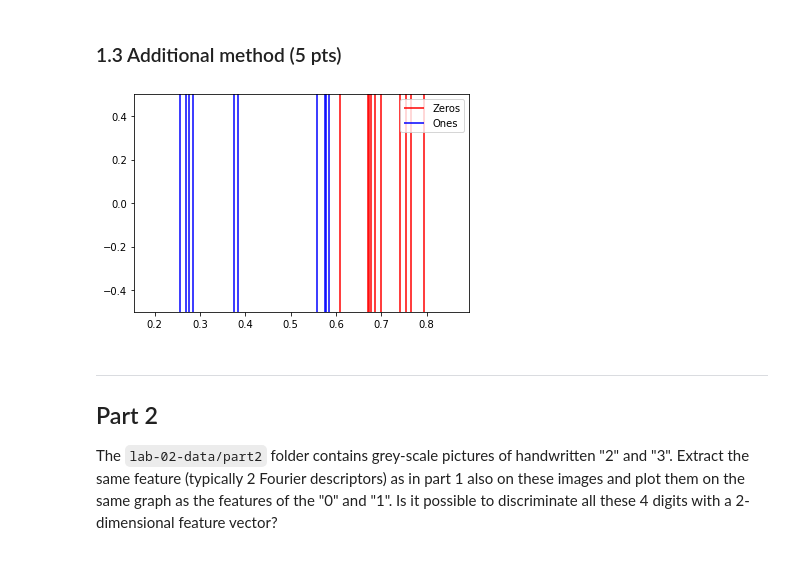
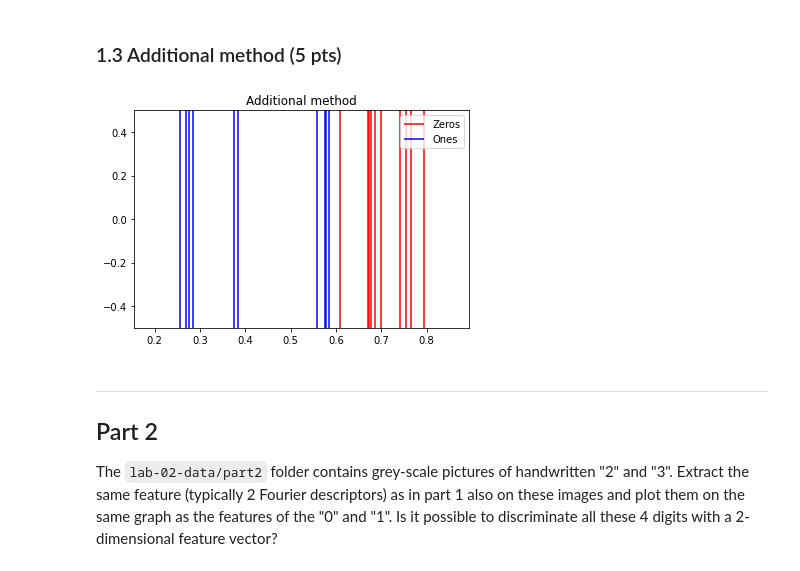
Before and after one commit to mbiselx/ImgAnlNPatRec, a Jupyter notebook: labs/lab_02_object_description.ipynb, the cells around one changed output. Drawn from its saved outputs; the diff is of its cells as text; code cells hidden in the pictures.

```diff
--- a/labs/lab_02_object_description.ipynb
+++ b/labs/lab_02_object_description.ipynb
@@ -220,23 +273,27 @@ def GetRatios(images, shape="rectangle"):
 # %%
 # Add your implementation and discussion
 shape = "rectangle"
 zeros_ratios = GetRatios(zeros_im, shape)
 ones_ratios = GetRatios(ones_im, shape)
 
+# plot figure
 xmax = max(ones_ratios+zeros_ratios)+0.1
 xmin = min(ones_ratios+zeros_ratios)-0.1
 plt.figure()
-#plt.hlines(0,xmin,xmax)  # Draw a horizontal line
 plt.xlim(xmin,xmax)
 plt.ylim(-0.5,0.5)
 plt.eventplot(zeros_ratios, orientation='horizontal', lineoffset=0, colors='r', label='Zeros')
 plt.eventplot(ones_ratios,  orientation='horizontal', lineoffset=0, colors='b', label='Ones')
-#plt.set_title("test")
+plt.title("Additional method")
 plt.axis('on')
 plt.legend()
 plt.show()
+
+# We can see that for those examples a single descriptor is enough to classify zeros and ones. However, this is only
+# works with 1 and 0 since the area of the 0 not only includes the white line but also the black center. Therefore,
+# compared to the 1, the ratio is bigger. This method would not work that well when comparing twos to threes.
 # %% [output]
-[figure, old version]
+[figure, new version]
 # %% [markdown]
 ---
 ## Part 2
```
Also changed, not shown: parts of 15 cells of this notebook.
